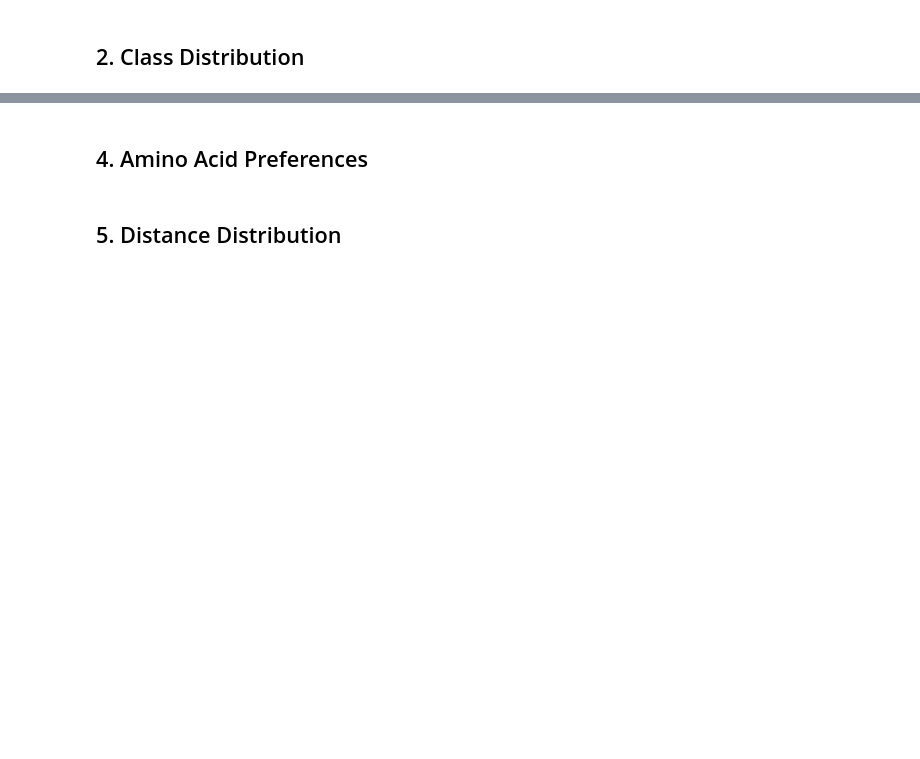
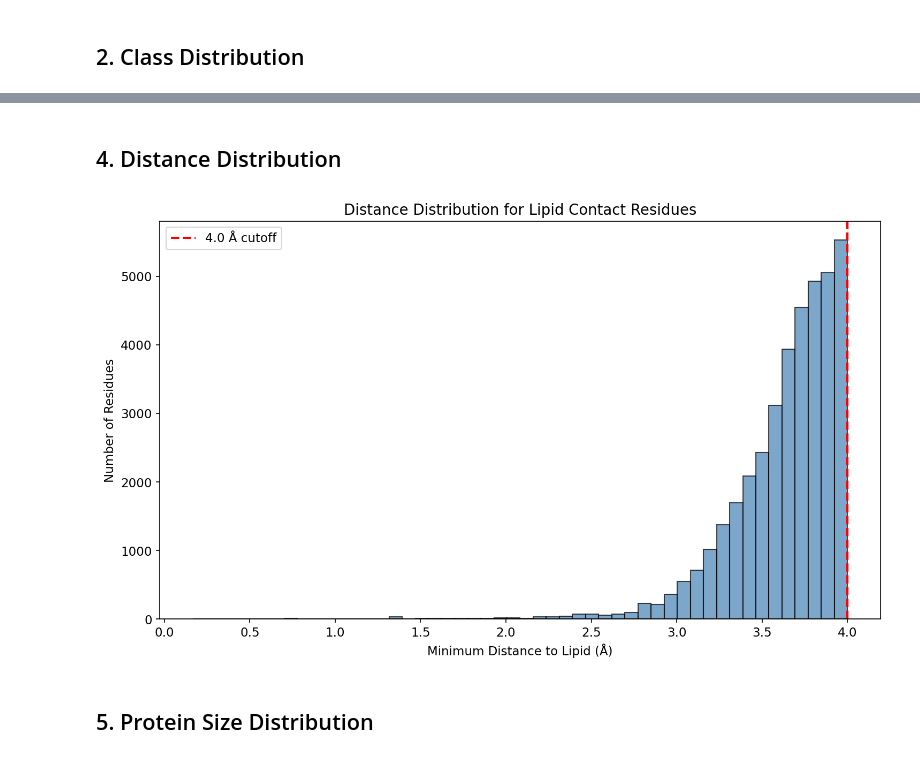
Before and after one commit to omagebright/MPLID, a Jupyter notebook: notebooks/01_dataset_exploration.ipynb, the cells around one changed output, grey strips where cells are left out. Cells and saved outputs as stored; diff of their text form; code cells hidden in the pictures; blank space fills up the shorter version.

```diff
--- a/notebooks/01_dataset_exploration.ipynb
+++ b/notebooks/01_dataset_exploration.ipynb
@@ -42,15 +61,17 @@ for name, df in splits.items():
+# %% [markdown]
+## 4. Distance Distribution
 # %%
-# Analyze lipid types in training data
-contacts = train[train['is_contact'] == 1]
-lipid_counts = contacts['lipid_type'].value_counts().head(15)
+contacts = train[train['is_contact'] == True]
+distances = contacts['min_distance'].dropna()
 
-fig, ax = plt.subplots(figsize=(12, 6))
-lipid_counts.plot(kind='bar', ax=ax, color='steelblue', edgecolor='black')
-ax.set_xlabel('Lipid Type')
-ax.set_ylabel('Number of Contacts')
-ax.set_title('Top 15 Lipid Types by Contact Frequency')
-plt.xticks(rotation=45, ha='right')
+fig, ax = plt.subplots(figsize=(10, 6))
+ax.hist(distances, bins=50, color='steelblue', edgecolor='black', alpha=0.7)
+ax.axvline(x=4.0, color='red', linestyle='--', linewidth=2, label='4.0 Å cutoff')
+ax.set_xlabel('Minimum Distance to Lipid (Å)')
+ax.set_ylabel('Number of Residues')
+ax.set_title('Distance Distribution for Lipid Contact Residues')
+ax.legend()
 plt.tight_layout()
 plt.show()
+# %% [output]
+[figure, added]
-# %% [markdown]
-## 4. Amino Acid Preferences
@@ -74,3 +78,3 @@ plt.show()
 # %% [markdown]
-## 5. Distance Distribution
+## 5. Protein Size Distribution
 # %%
```
Also changed, not shown: parts of 10 cells of this notebook, 1 other file.
